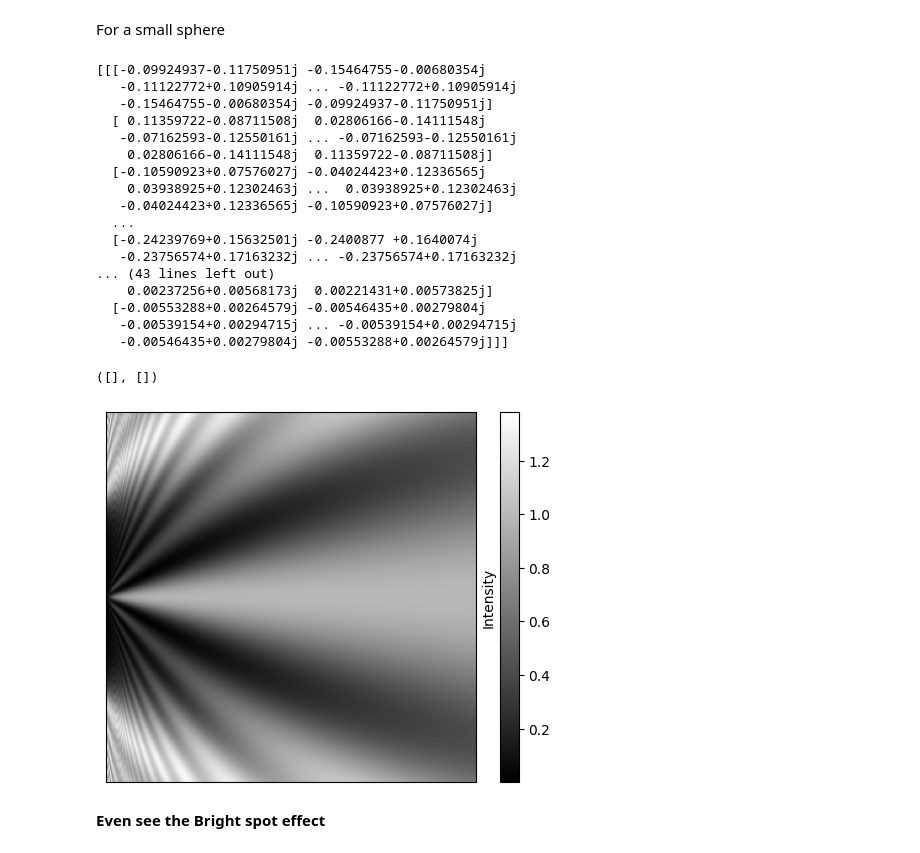
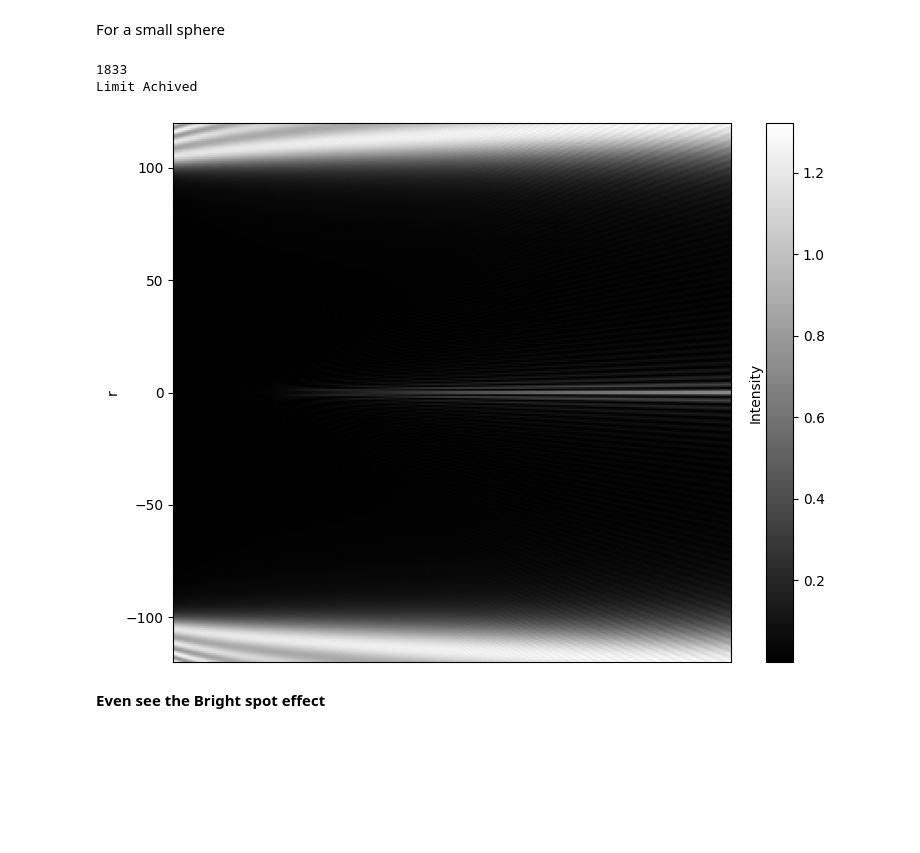
Before and after one commit to PassosSouza/MieBrightSpot, a Jupyter notebook: MieFigure.ipynb, the cells around one changed output. Drawn from its saved outputs; the diff is of its cells as text; code cells hidden in the pictures; blank space fills up the shorter version.

```diff
--- a/MieFigure.ipynb
+++ b/MieFigure.ipynb
@@ -254,8 +252,8 @@ def E_SCATnm(n, a_n, b_n, k, r, theta, phi):
     Pn1 = lpmv(1,n+1,np.cos(theta))
     Pn = lpmv(1,n,np.cos(theta))
 
-    Gn = 1j**(n)
-    prefac = -Gn/(n*(n+1)) * (2*n+1)*1j
+    Gn = 1j**(n+1)
+    prefac = -Gn* (2*n+1)/(n*(n+1))
 
     term_r = -a_n/kr * hn  *Pn*n*(n+1)*np.cos(phi)
 
@@ -412,67 +410,55 @@ def E1_SCATnm(n, a_n, b_n, k, x, y, z):
 For a small sphere
 # %%
 # Constants
-N = 150
+N = 2000
 wavelength = 0.632
-radius = 10
+radius = 100
 k = 2 * np.pi / wavelength
 x_value = k * radius
 
 y = 0
-x = np.linspace(-2*radius,2*radius,300)
+x = np.linspace(-1.2*radius,1.2*radius,300)
 
-z = np.linspace(radius,100*radius,300)
+z = np.linspace(radius+0.001*radius,10*radius,300)
 x,z=np.meshgrid(x,z)
 
 E11_sca = 0  # Initialize the electric field array
+
+
+zi = (z-radius)
+U_Exp = zi**2/(zi**2+radius**2) * jn(0,2*radius*np.pi/wavelength*x/zi)**2
 for i in range(1,N):
     #a_nm, b_nm = MieCoefCond(x_value, i)
     a_n,b_n = MieCoefCond2(x_value, i)
-
+    if np.isnan(np.abs(a_n)) or np.isnan(np.abs(b_n)) :
+        print(i)
+        print('Limit Achived')
+        break
     # Calculate the scattered electric field for both m=1 and m=-1
     E11_sca += E1_SCATnm(i, a_n, b_n, k, x, y, z)
-
-
-print(E11_sca)
 # %% [output]
-[[[-0.09924937-0.11750951j -0.15464755-0.00680354j
-   -0.11122772+0.10905914j ... -0.11122772+0.10905914j
-   -0.15464755-0.00680354j -0.09924937-0.11750951j]
-  [ 0.11359722-0.08711508j  0.02806166-0.14111548j
-   -0.07162593-0.12550161j ... -0.07162593-0.12550161j
-    0.02806166-0.14111548j  0.11359722-0.08711508j]
-  [-0.10590923+0.07576027j -0.04024423+0.12336565j
-    0.03938925+0.12302463j ...  0.03938925+0.12302463j
-   -0.04024423+0.12336565j -0.10590923+0.07576027j]
-  ...
-  [-0.24239769+0.15632501j -0.2400877 +0.1640074j
-   -0.23756574+0.17163232j ... -0.23756574+0.17163232j
-... (43 lines left out)
-    0.00237256+0.00568173j  0.00221431+0.00573825j]
-  [-0.00553288+0.00264579j -0.00546435+0.00279804j
-   -0.00539154+0.00294715j ... -0.00539154+0.00294715j
-   -0.00546435+0.00279804j -0.00553288+0.00264579j]]]
+1833
+Limit Achived
 # %%
-x = np.linspace(-2*radius,2*radius,300)
-
-z = np.linspace(radius,100*radius,300)
-x,z=np.meshgrid(x,z)
-
+fig = plt.figure(figsize=(9,7))
 E11_inc = np.array([np.exp(1j*k*z),
                    np.ones(300**2).reshape(300,300)*0,
                    0*np.ones(300**2).reshape(300,300) ])
 E11 = E11_inc+E11_sca
 U1 = abs(E11[0])**2 + np.abs(E11[1])**2 + np.abs(E11[2])**2
 
-im=plt.imshow((U1).T,cmap='gray')
+im=plt.imshow((U1).T,cmap='gray',aspect='auto',extent=[-10,10*radius+10, -1.2 * radius, 1.2 * radius])
 cbar = plt.colorbar(im)
-cbar.set_label('Intensity', rotation=90, labelpad=-50)
+cbar.set_label('Intensity', rotation=90, labelpad=-55)
 
-plt.yticks([])
+plt.ylabel(r'r')
+#plt.yticks([])
 plt.xticks([])
+
+
+plt.savefig('MieZ.svg',dpi=300)
 # %% [output]
-([], [])
-[figure, old version]
+[figure, new version]
 # %% [markdown]
 **Even see the Bright spot effect**
 # %%
```
Also changed, not shown: parts of 7 cells of this notebook, 2 other files.
